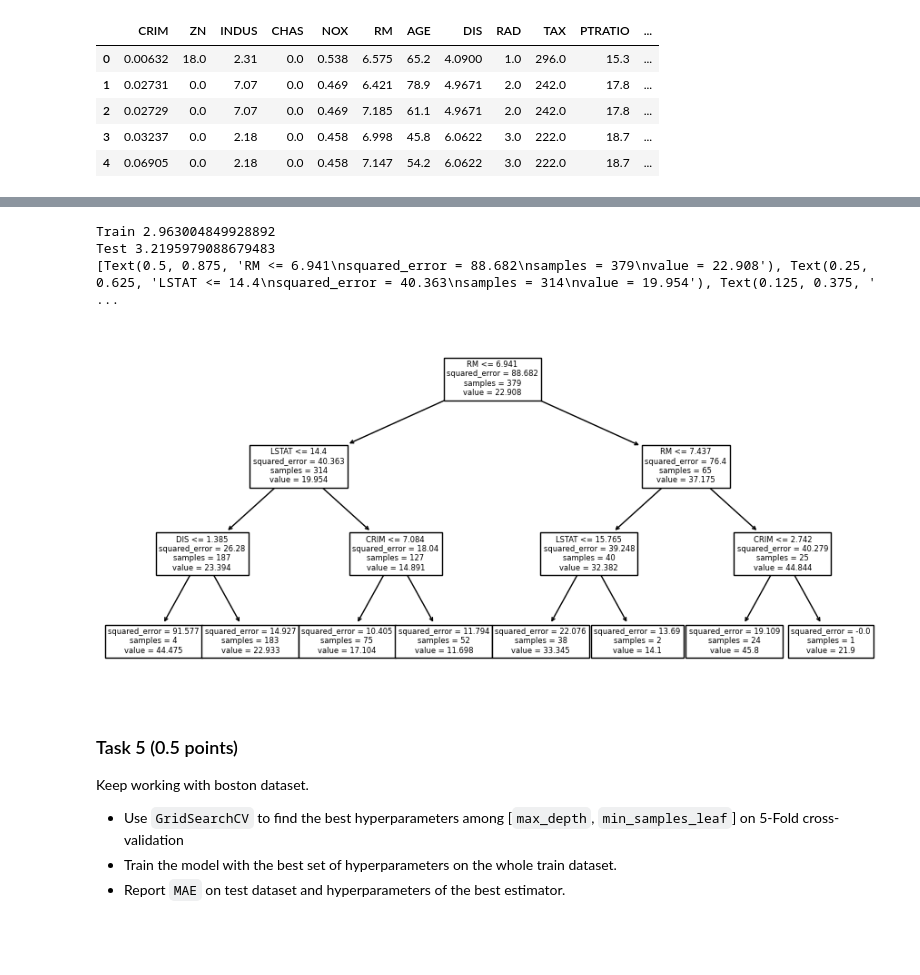
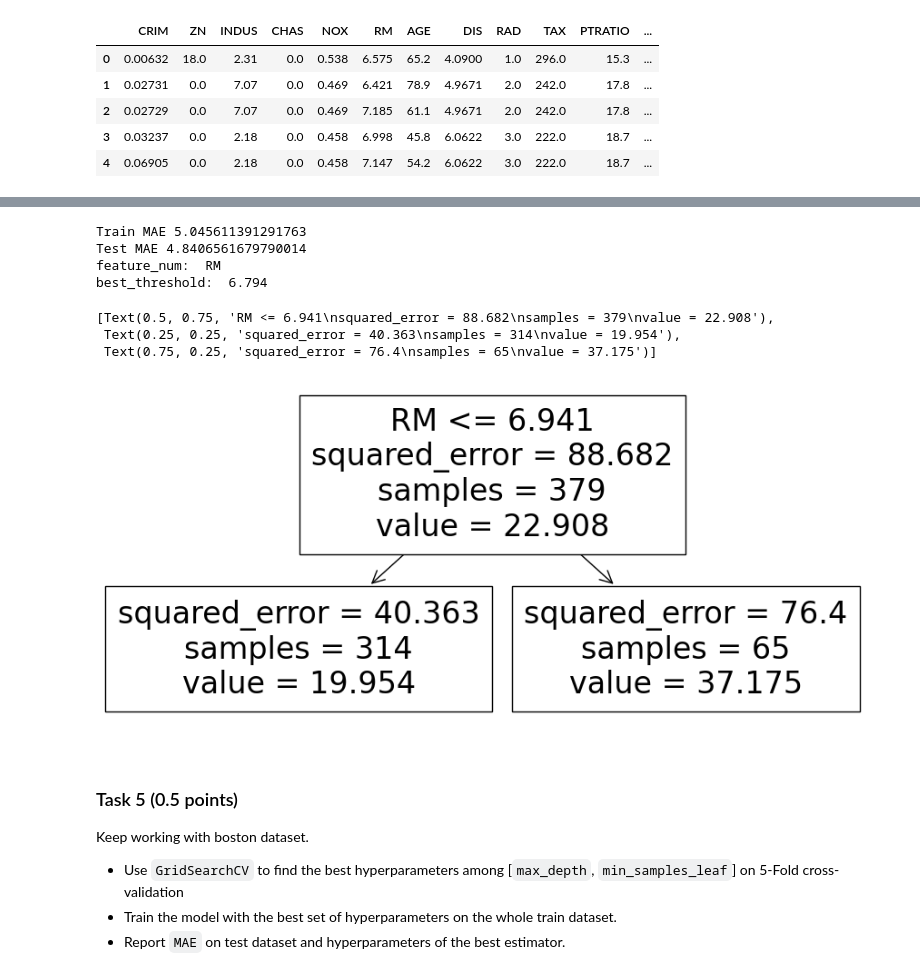
Before and after one commit to Bogdan108/ML, a Jupyter notebook: HW/HW_4/hw4_2023.ipynb, the cells around one changed output, grey strips where cells are left out. Saved outputs shown, nothing was run; the diff lists cells and outputs as text; code cells hidden in the pictures; blank space fills up the shorter version.

```diff
--- a/HW/HW_4/hw4_2023.ipynb
+++ b/HW/HW_4/hw4_2023.ipynb
@@ -443,32 +443,52 @@ Data columns (total 13 columns):
  12  LSTAT    506 non-null    float64
 dtypes: float64(13)
 memory usage: 51.5 KB
+# %%
+def get_tree(node:Node, names):
+    if node.is_terminal:
+        return
+    print("feature_num: ",names[node.column])
+    print("best_threshold: ",node.threshold)
+    get_tree(node.left,names)
+    get_tree(node.right,names)
 # %%
 from sklearn.metrics import mean_absolute_error
 from sklearn.model_selection import train_test_split
 import graphviz
+from sklearn import tree
 
-from sklearn import tree
-#X = df
-#y = pd.DataFrame(data.target, columns=['price'])
 X_train, X_test, y_train, y_test = train_test_split(df, data.target, \
                                                     test_size=0.25, random_state=42)
+custom_tree = MyDecisionTreeRegressor(max_depth=2, min_samples_leaf=1, min_samples_split=2)
+#print("Max depth = ", max_depth)
+sklearn_tree = tree.DecisionTreeRegressor(max_depth=1,min_samples_split=2, min_samples_leaf=1)
+custom_tree.fit(X_train, y_train)
+sklearn_tree.fit(X_train, y_train)
 
-#custom_tree = DecisionTreeRegressor(max_depth=3, min_samples_leaf=1, min_samples_split=2)
-custom_tree = tree.DecisionTreeRegressor(max_depth=3,min_samples_split=2, min_samples_leaf=1)
-custom_tree.fit(X_train, y_train)
 pred_test = custom_tree.predict(X_test)
 pred_train = custom_tree.predict(X_train)
 
-print("Train",mean_absolute_error(y_train,pred_train))
-print("Test",mean_absolute_error(y_test,pred_test))
+print("Train MAE",mean_absolute_error(y_train,pred_train))
+print("Test MAE",mean_absolute_error(y_test,pred_test))
 
-print(tree.plot_tree(custom_tree,feature_names = data.feature_names))
+#plt.scatter(x, y)
+#plt.rcParams.update({'figure.figsize':(10,8), 'figure.dpi':100})
+#plt.title('Simple Scatter plot')
+##plt.xlabel('X - value')
+#plt.ylabel('Y - value')
+#plt.show()
+#print(data.feature_names[custom_tree.tree_.column])
+get_tree(custom_tree.tree_, data.feature_names)
+tree.plot_tree(sklearn_tree,feature_names = data.feature_names)
 # %% [output]
-Train 2.963004849928892
-Test 3.2195979088679483
-[Text(0.5, 0.875, 'RM <= 6.941\nsquared_error = 88.682\nsamples = 379\nvalue = 22.908'), Text(0.25, 0.625, 'LSTAT <= 14.4\nsquared_error = 40.363\nsamples = 314\nvalue = 19.954'), Text(0.125, 0.375, ' ...
+Train MAE 5.045611391291763
+Test MAE 4.8406561679790014
+feature_num:  RM
+best_threshold:  6.794
+[Text(0.5, 0.75, 'RM <= 6.941\nsquared_error = 88.682\nsamples = 379\nvalue = 22.908'),
+ Text(0.25, 0.25, 'squared_error = 40.363\nsamples = 314\nvalue = 19.954'),
+ Text(0.75, 0.25, 'squared_error = 76.4\nsamples = 65\nvalue = 37.175')]
-[figure, old version]
+[figure, new version]
 # %% [markdown]
 ### Task 5 <a id="task5"></a>  (0.5 points)
 
```
Also changed, not shown: parts of 19 cells of this notebook.
